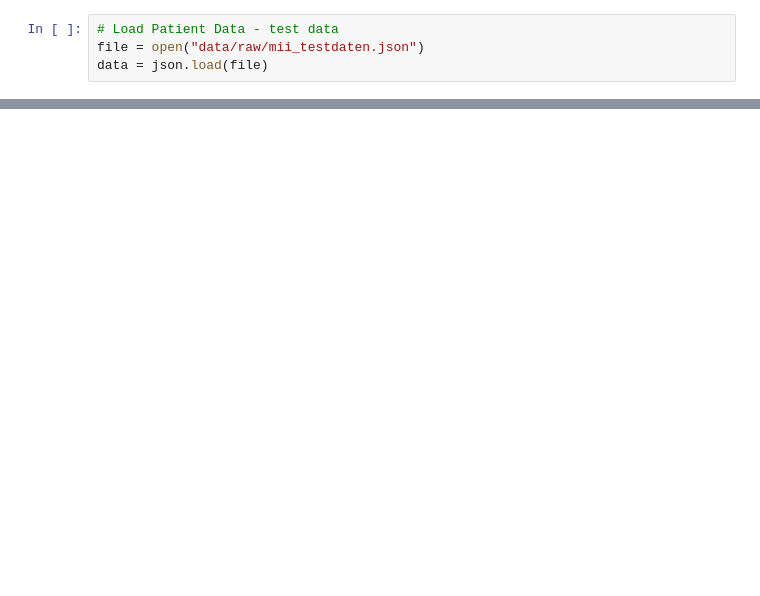
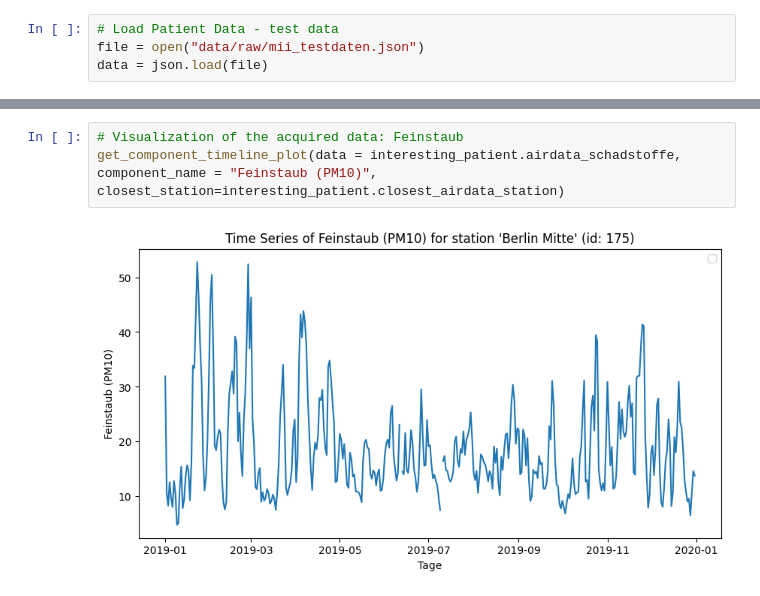
Before and after one commit to technologiestiftung/post-covid-datenmodell, a Jupyter notebook: notebooks/patient_luftdaten.ipynb, the cells around one changed output, grey strips where cells are left out. Saved outputs shown, nothing was run; the diff lists cells and outputs as text; blank space fills up the shorter version.

```diff
--- a/notebooks/patient_luftdaten.ipynb
+++ b/notebooks/patient_luftdaten.ipynb
@@ -46,0 +37,5 @@ print(f"The selected patient with the id '{our_patient.id}' was born on {our_pat
+# %%
+# Visualization of the acquired data: Feinstaub
+get_component_timeline_plot(data = interesting_patient.airdata_schadstoffe, component_name = "Feinstaub (PM10)", closest_station=interesting_patient.closest_airdata_station)
+# %% [output]
+[figure, added]
```
Also changed, not shown: parts of 17 cells of this notebook, 8 other files.
